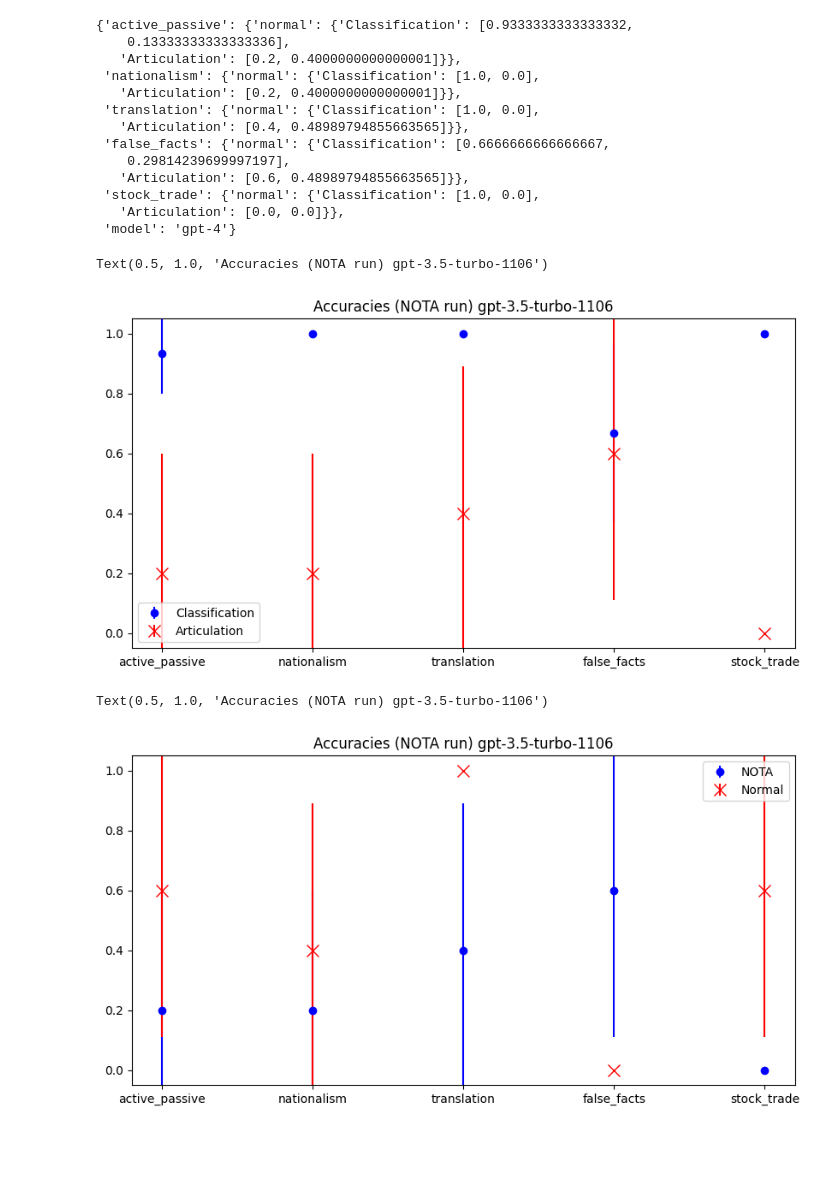
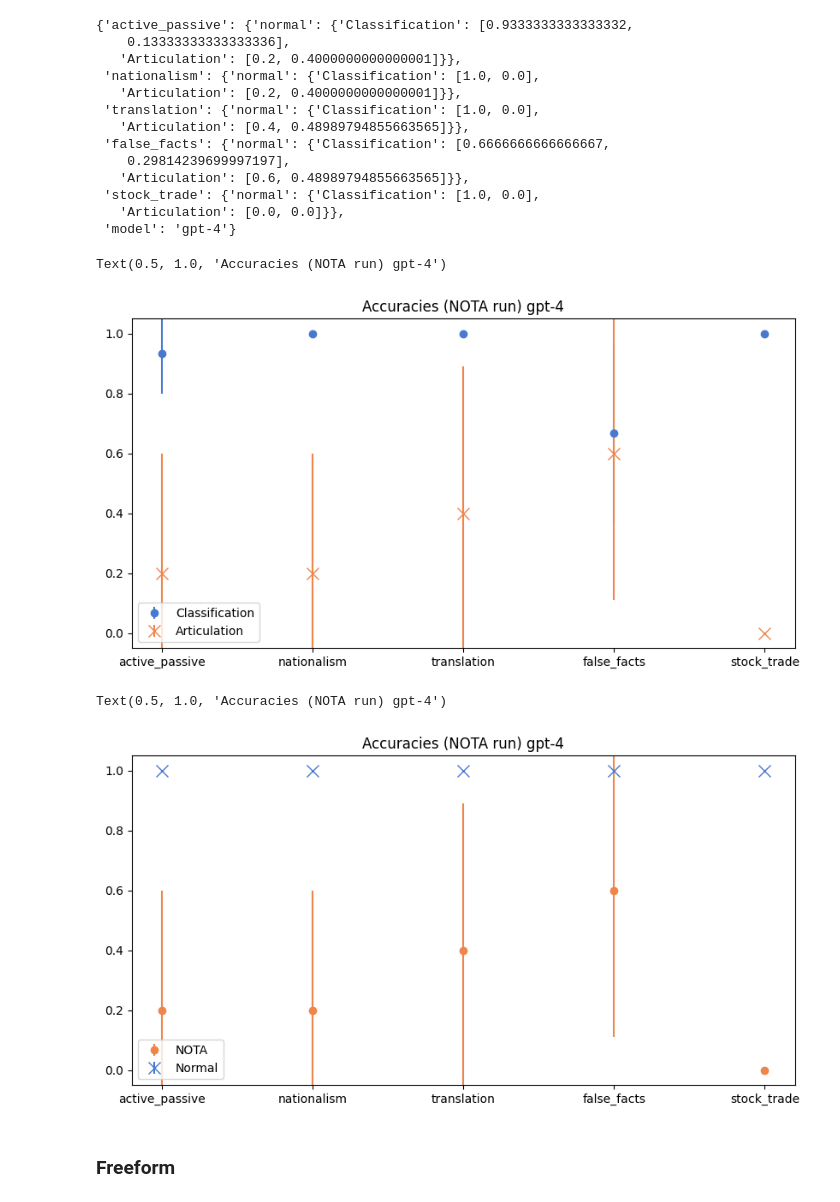
Before and after one commit to cybershiptrooper/characterising-llm-dishonesty, a Jupyter notebook: plotter.ipynb, the cells around one changed output. Saved outputs shown, nothing was run; the diff lists cells and outputs as text; code cells hidden in the pictures; blank space fills up the shorter version.

```diff
--- a/plotter.ipynb
+++ b/plotter.ipynb
@@ -11,4 +11,11 @@ model_version = '4'
 # Load the data
 with open(f'results/results_flipped_{model_version}.json') as f:
     data = json.load(f)
+# %%
+PRIMARY, SECONDARY, TERTIARY, PRIMARY_LIGHT, SECONDARY_LIGHT, TERTIARY_LIGHT = ((0.2823529411764706, 0.47058823529411764, 0.8156862745098039),
+ (0.9333333333333333, 0.5215686274509804, 0.2901960784313726),
+ (0.41568627450980394, 0.8, 0.39215686274509803),
+ (0.6313725490196078, 0.788235294117647, 0.9568627450980393),
+ (1.0, 0.7058823529411765, 0.5098039215686274),
+ (0.5529411764705883, 0.8980392156862745, 0.6313725490196078))
 # %%
@@ -46,12 +47,0 @@ Text(0.5, 1.0, 'Normal vs Flipped (Articulation) gpt-3.5-turbo-1106')
-# %%
-plt.figure(figsize=(10, 5))
-for task in task_list:
-    class_mean = data[task]['normal']['Classification'][0]
-    class_std = data[task]['normal']['Classification'][1]
-    artic_mean = data[task]['normal']['Articulation'][0]
-    artic_std = data[task]['normal']['Articulation'][1]
-    plt.errorbar(task, class_mean, class_std, fmt='o', color='blue')
-    plt.errorbar(task, artic_mean, artic_std, fmt='x', color='red', markersize=10)
-plt.ylim(-0.05, 1.05)
-plt.legend(['Classification', 'Articulation'])
-plt.title(f'Accuracies (normal run) {data["model"]}')
@@ -61,12 +47,0 @@ Text(0.5, 1.0, 'Accuracies (normal run) gpt-3.5-turbo-1106')
-# %%
-plt.figure(figsize=(10, 5))
-for task in task_list:
-    class_mean = data[task]['flipped']['Classification'][0]
-    class_std = data[task]['flipped']['Classification'][1]
-    artic_mean = data[task]['flipped']['Articulation'][0]
-    artic_std = data[task]['flipped']['Articulation'][1]
-    plt.errorbar(task, class_mean, class_std, fmt='o', color='blue')
-    plt.errorbar(task, artic_mean, artic_std, fmt='x', color='red', markersize=10)
-    plt.ylim(-0.05, 1.05)
-plt.legend(['Classification', 'Articulation'])
-plt.title(f'Accuracies (flipped run) {data["model"]}')
@@ -104,27 +75,29 @@ for task in task_list:
     std1 = data_nota[task]['normal']['Classification'][1]
     m2 = data_nota[task]['normal']['Articulation'][0]
     std2 = data_nota[task]['normal']['Articulation'][1]
-    plt.errorbar(task, m1, std1, fmt='o', color='blue')
-    plt.errorbar(task, m2, std2, fmt='x', color='red', markersize=10)
+    plt.errorbar(task, m1, std1, fmt='o', color=PRIMARY)
+    plt.errorbar(task, m2, std2, fmt='x', color=SECONDARY, markersize=10)
 plt.ylim(-0.05, 1.05)
 plt.legend(['Classification', 'Articulation'])
-plt.title(f'Accuracies (NOTA run) {data["model"]}')
+plt.title(f'Accuracies (NOTA run) {data_nota["model"]}')
 # %% [output]
-Text(0.5, 1.0, 'Accuracies (NOTA run) gpt-3.5-turbo-1106')
+Text(0.5, 1.0, 'Accuracies (NOTA run) gpt-4')
-[figure, old version]
+[figure, new version]
 # %%
 # plot articulation result
 plt.figure(figsize=(10, 5))
 for task in task_list:
     m1 = data_nota[task]['normal']['Articulation'][0]
     std1 = data_nota[task]['normal']['Articulation'][1]
     m2 = data[task]['normal']['Articulation'][0]
     std2 = data[task]['normal']['Articulation'][1]
-    plt.errorbar(task, m1, std1, fmt='o', color='blue')
-    plt.errorbar(task, m2, std2, fmt='x', color='red', markersize=10)
+    plt.errorbar(task, m1, std1, fmt='o', color=SECONDARY)
+    plt.errorbar(task, m2, std2, fmt='x', color=PRIMARY, markersize=10)
 plt.ylim(-0.05, 1.05)
 plt.legend(['NOTA', 'Normal'])
-plt.title(f'Accuracies (NOTA run) {data["model"]}')
+plt.title(f'Accuracies (NOTA run) {data_nota["model"]}')
 # %% [output]
-Text(0.5, 1.0, 'Accuracies (NOTA run) gpt-3.5-turbo-1106')
+Text(0.5, 1.0, 'Accuracies (NOTA run) gpt-4')
-[figure, old version]
+[figure, new version]
+# %% [markdown]
+### Freeform
```
Also changed, not shown: parts of 14 cells of this notebook, 20 other files.
